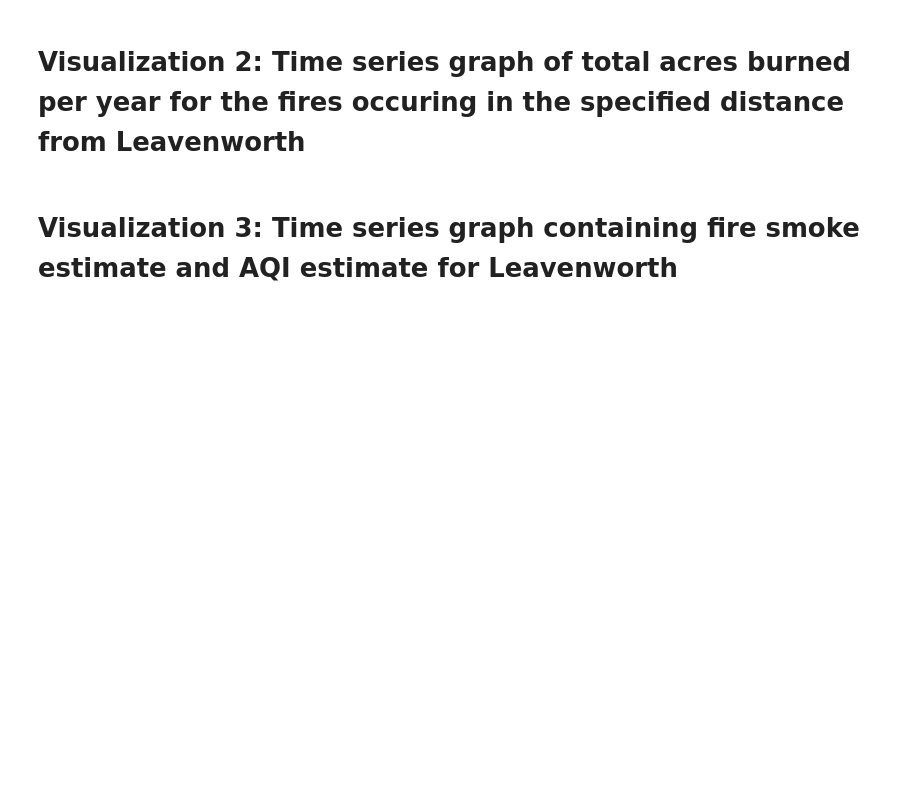
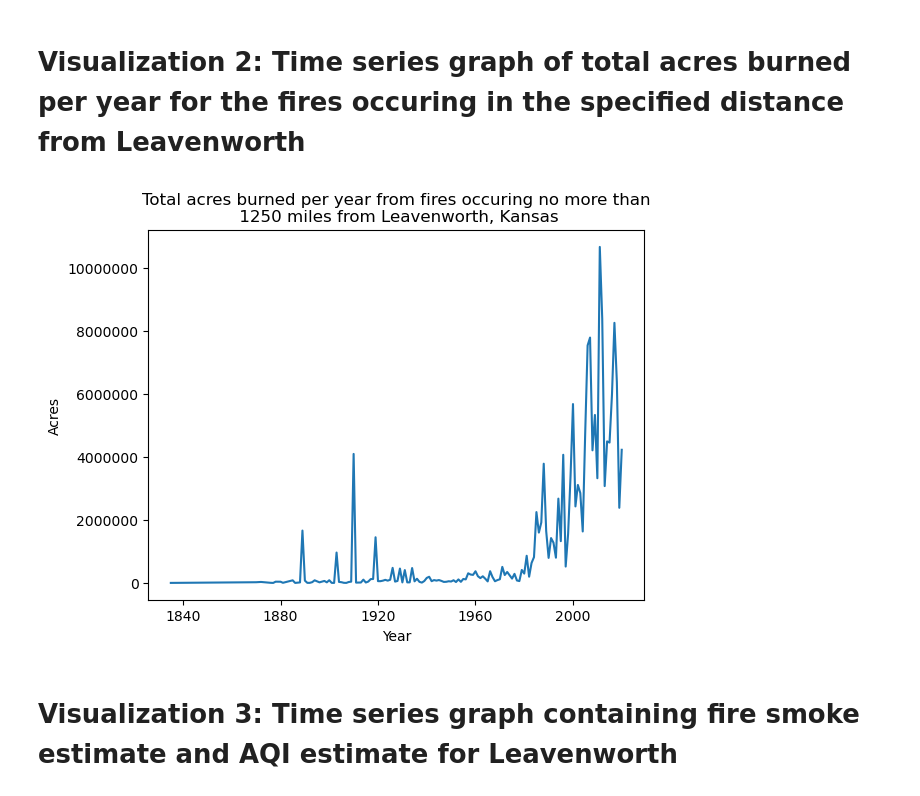
Before and after one commit to ZachBowyer/data-512-common_analysis, a Jupyter notebook: Src/CommonAnalysis.ipynb, the cells around one changed output. Cells and saved outputs as stored; diff of their text form; code cells hidden in the pictures; blank space fills up the shorter version.

```diff
--- a/Src/CommonAnalysis.ipynb
+++ b/Src/CommonAnalysis.ipynb
@@ -686,3 +670,19 @@ Missouri Jackson Kansas City 15.548387096774194
+# %%
+#Get all monthly AQI estimates from 1963 - 2023 for Leavenworth
+aqi_estimates = {}
+month_strs = ["01", "02", "03", "04", "05", "06", "07", "08", "09", "10", "11", "12"]
+for year in range(1963,2023):
+    for month in month_strs:
+        end_day = "31"
+        if(month == "02"):
+            end_day = "28"
+        if(month == "04" or month == "06" or month == "09" or month == "11"):
+            end_day = "30"
+        begin_date_str = str(year) + month + "01"
+        end_date_str = str(year) + month + end_day
+        aqi_est = get_AQI_estimate_for_month(begin_date_str, end_date_str)
+        #print(begin_date_str, end_date_str, aqi_est)
+        aqi_estimates[begin_date_str] = aqi_est
 # %% [markdown]
 # Predictive model based on fire data and smoke estimate, forecast to 2049
 # %% [markdown]
@@ -691,3 +712,31 @@ Missouri Jackson Kansas City 15.548387096774194
 # Visualization 2: Time series graph of total acres burned per year for the fires occuring in the specified distance from Leavenworth
+# %%
+def time_series_totalacres(max_distance):
+    dates = []
+    acres_burned = []
+    years = []
+    for year in fires_grouped_by_year:
+        years.append(year)
+    years.sort()
+
+    for year in years:
+        fires = fires_grouped_by_year[year]
+        dates.append("01/01/"+ str(year))
+        total_acres_burned = 0
+        for fire in fires:
+            if("distance_from_Leavenworth" in fire.keys()):
+                distance = fire["distance_from_Leavenworth"]
+                if(distance < max_distance):
+                    total_acres_burned += fire["attributes"]["GIS_Acres"]
+        acres_burned.append(total_acres_burned)
+    dates = [dt.datetime.strptime(d,'%m/%d/%Y').date() for d in dates]
+    plt.plot(dates, acres_burned)
+    plt.ticklabel_format(style='plain', useOffset=False, axis='y')
+    plt.xlabel("Year")
+    plt.ylabel("Acres")
+    plt.title("Total acres burned per year from fires occuring no more than\n " + str(max_distance) + " miles from Leavenworth, Kansas")
+time_series_totalacres(1250)
+# %% [output]
+[figure, added]
 # %% [markdown]
 # Visualization 3: Time series graph containing fire smoke estimate and AQI estimate for Leavenworth
```
Also changed, not shown: parts of 9 cells of this notebook.
